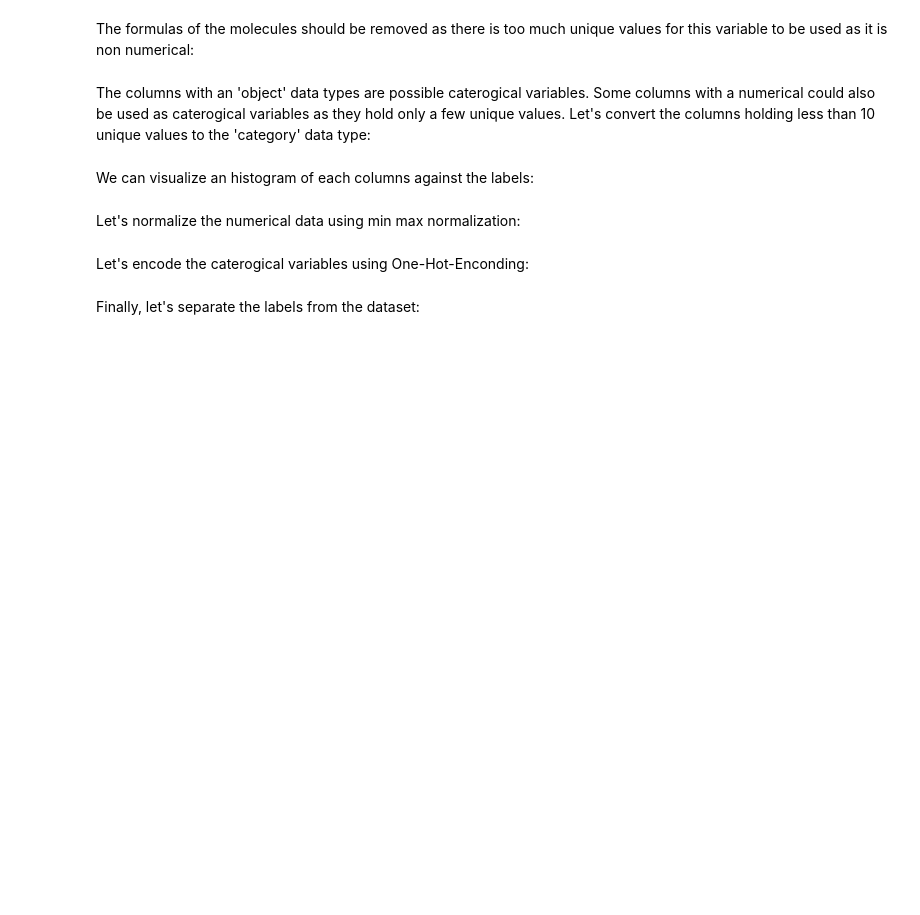
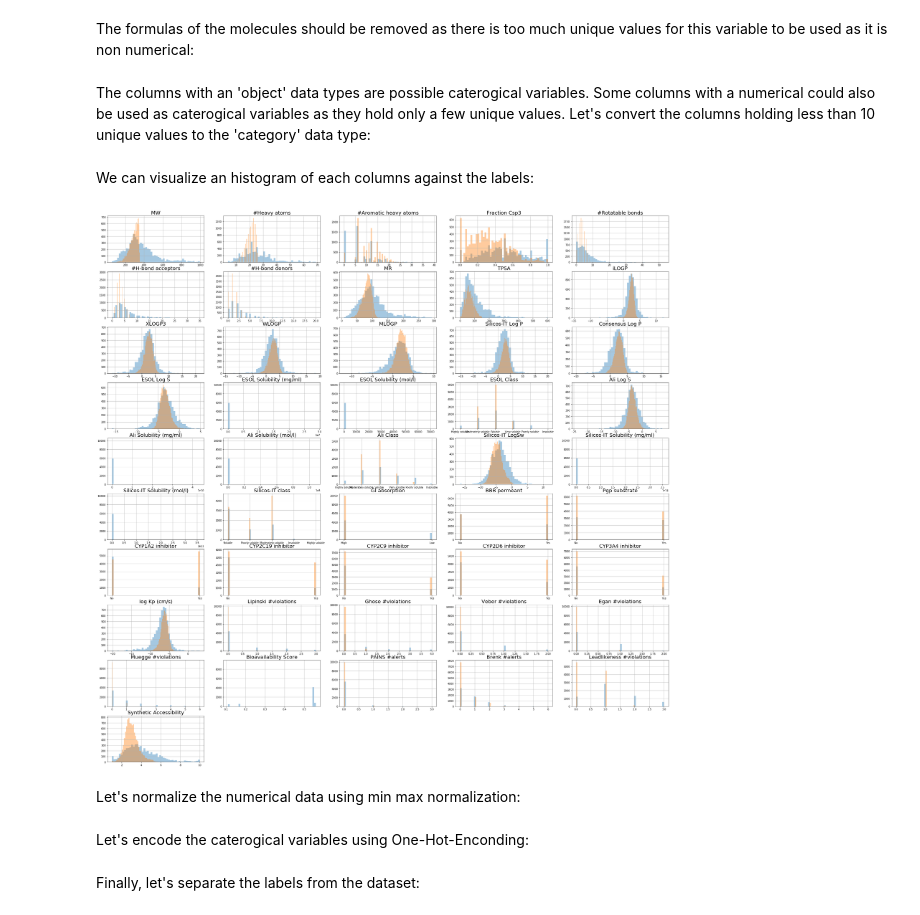
Before and after one commit to ThomasWeyssow/MasterThesis, a Jupyter notebook: data-analysis.ipynb, the cells around one changed output. Cells and saved outputs as stored; diff of their text form; code cells hidden in the pictures; blank space fills up the shorter version.

```diff
--- a/data-analysis.ipynb
+++ b/data-analysis.ipynb
@@ -71,16 +71,18 @@ for col in df.columns:
 # %% [markdown]
 We can visualize an histogram of each columns against the labels:
 # %%
-#%matplotlib inline
-#import matplotlib.pyplot as plt
+%matplotlib inline
+import matplotlib.pyplot as plt
 
-#groupedData = df.groupby('label')
+groupedData = df.groupby('label')
 
-#for n, col in enumerate(df.columns):
-#    if col != 'label':
-#        plt.subplot(10, 5, n + 1)
-#        groupedData[col].hist(figsize=(40, 40), alpha=0.4, bins=50)
-#        plt.title(col, fontsize=20)
+for n, col in enumerate(df.columns):
+    if col != 'label':
+        plt.subplot(10, 5, n + 1)
+        groupedData[col].hist(figsize=(40, 40), alpha=0.4, bins=50)
+        plt.title(col, fontsize=20)
+# %% [output]
+[figure, added]
 # %% [markdown]
 Let's normalize the numerical data using min max normalization:
 # %%
```
Also changed, not shown: parts of 8 cells of this notebook.
